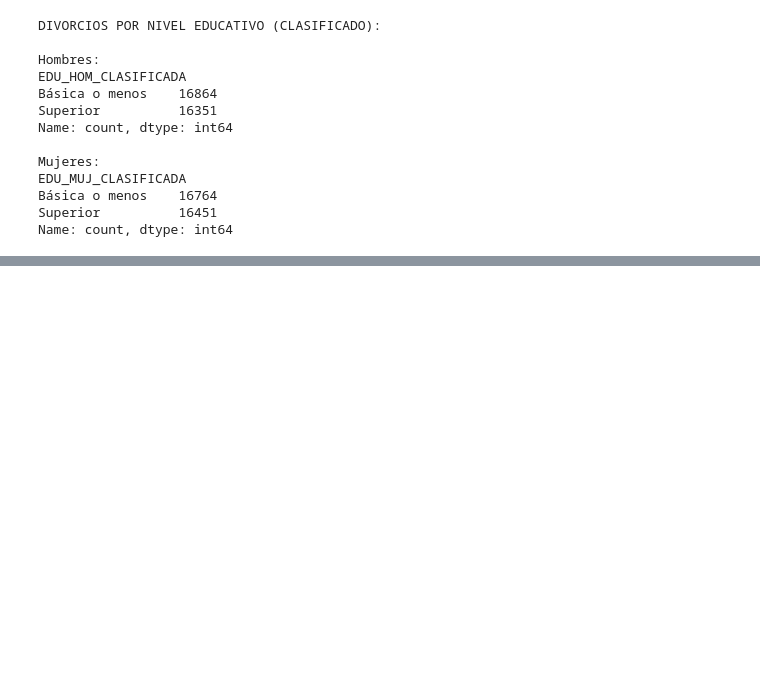
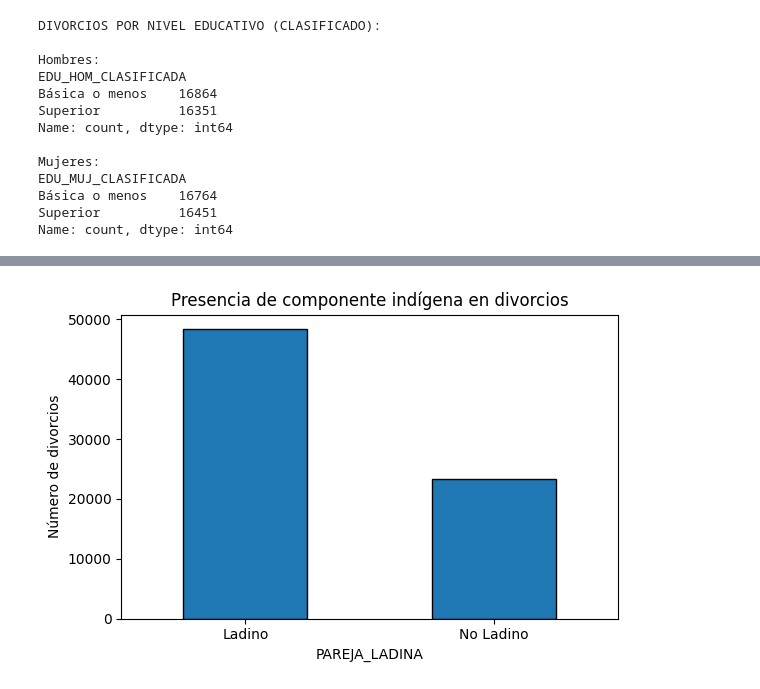
Before and after one commit to AleWWH1104/Proyecto1_md, a Jupyter notebook: src/EDA.ipynb, the cells around one changed output, grey strips where cells are left out. Cells and saved outputs as stored; diff of their text form; code cells hidden in the pictures; blank space fills up the shorter version.

```diff
--- a/src/EDA.ipynb
+++ b/src/EDA.ipynb
@@ -368,0 +508,18 @@ Name: count, dtype: int64
+# %%
+# ===============================
+# GRÁFICA COMPONENTE INDÍGENA
+# ===============================
+
+conteo = df["PAREJA_LADINA"].value_counts()
+
+plt.figure(figsize=(6,4))
+conteo.plot(kind="bar", edgecolor="black")
+
+plt.xticks([0,1], ["Ladino", "No Ladino"], rotation=0)
+plt.ylabel("Número de divorcios")
+plt.title("Presencia de componente indígena en divorcios")
+
+plt.tight_layout()
+plt.show()
+# %% [output]
+[figure, added]
```
Also changed, not shown: parts of 8 cells of this notebook, 1 other file.
